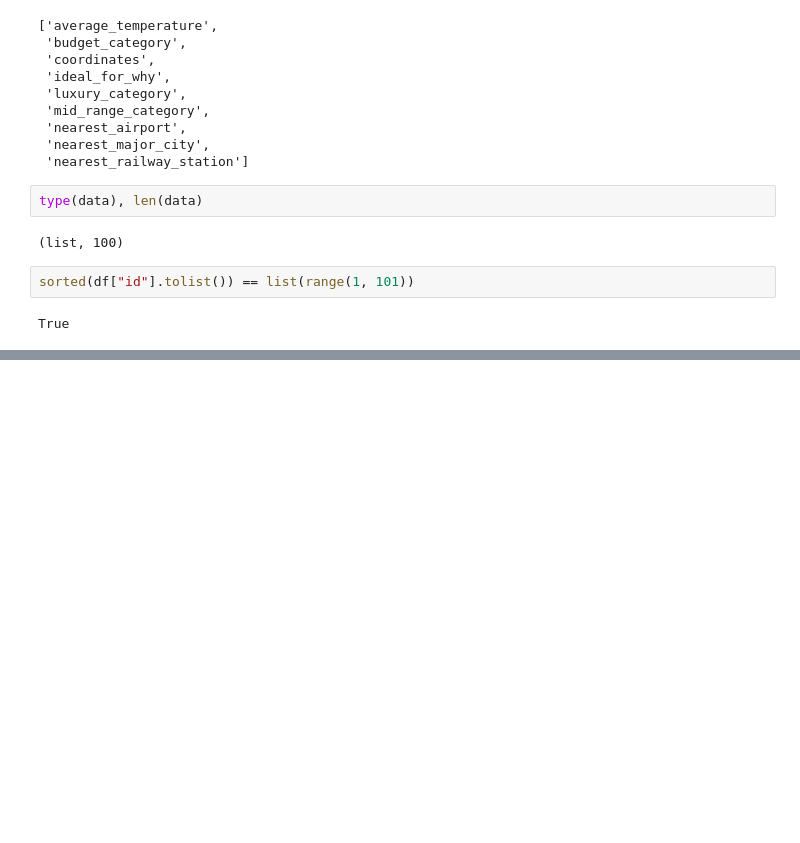
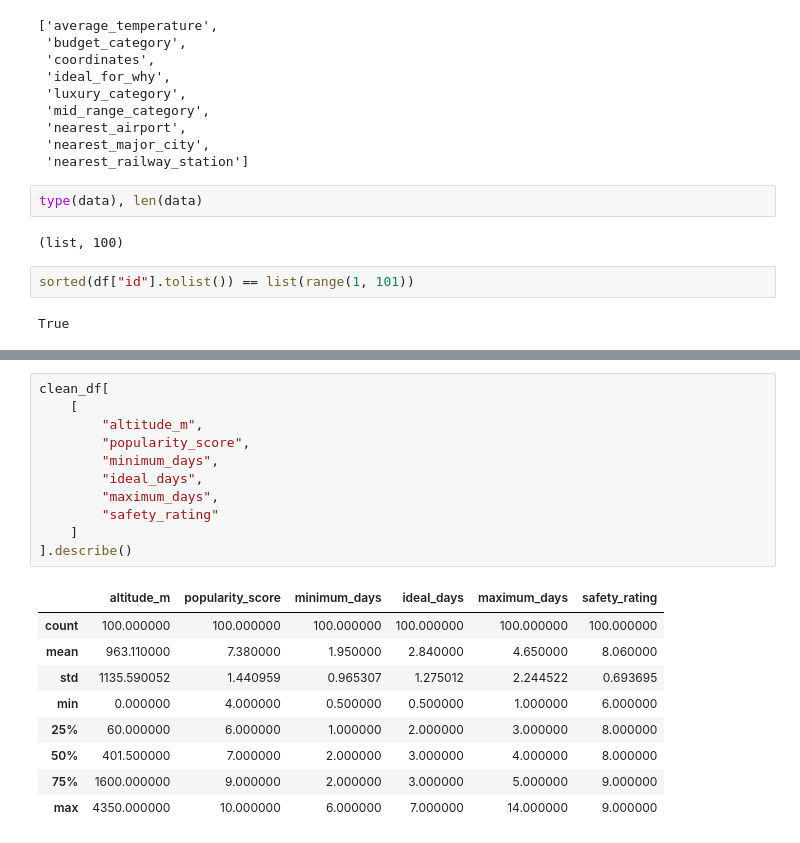
Before and after one commit to tharsna1208/BharatYatraLM, a Jupyter notebook: notebooks/01_dataset_inspection.ipynb, the cells around one changed output, grey strips where cells are left out. Cells and saved outputs as stored; diff of their text form; blank space fills up the shorter version.

```diff
--- a/notebooks/01_dataset_inspection.ipynb
+++ b/notebooks/01_dataset_inspection.ipynb
@@ -256,0 +294,21 @@ True
+# %%
+clean_df[
+    [
+        "altitude_m",
+        "popularity_score",
+        "minimum_days",
+        "ideal_days",
+        "maximum_days",
+        "safety_rating"
+    ]
+].describe()
+# %% [output]
+|  | altitude_m | popularity_score | minimum_days | ideal_days | maximum_days | safety_rating |
+| count | 100.000000 | 100.000000 | 100.000000 | 100.000000 | 100.000000 | 100.000000 |
+| mean | 963.110000 | 7.380000 | 1.950000 | 2.840000 | 4.650000 | 8.060000 |
+| std | 1135.590052 | 1.440959 | 0.965307 | 1.275012 | 2.244522 | 0.693695 |
+| min | 0.000000 | 4.000000 | 0.500000 | 0.500000 | 1.000000 | 6.000000 |
+| 25% | 60.000000 | 6.000000 | 1.000000 | 2.000000 | 3.000000 | 8.000000 |
+| 50% | 401.500000 | 7.000000 | 2.000000 | 3.000000 | 4.000000 | 8.000000 |
+| 75% | 1600.000000 | 9.000000 | 2.000000 | 3.000000 | 5.000000 | 9.000000 |
+| max | 4350.000000 | 10.000000 | 6.000000 | 7.000000 | 14.000000 | 9.000000 |
```
Also changed, not shown: parts of 133 cells of this notebook.
